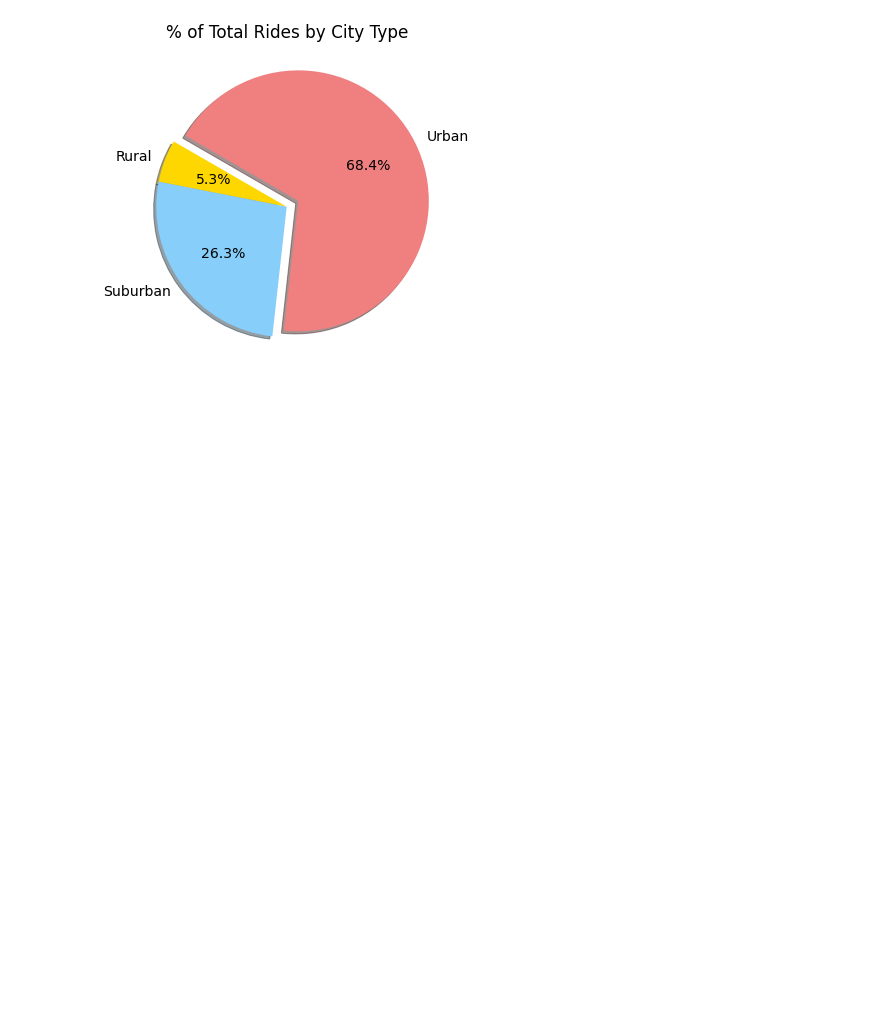
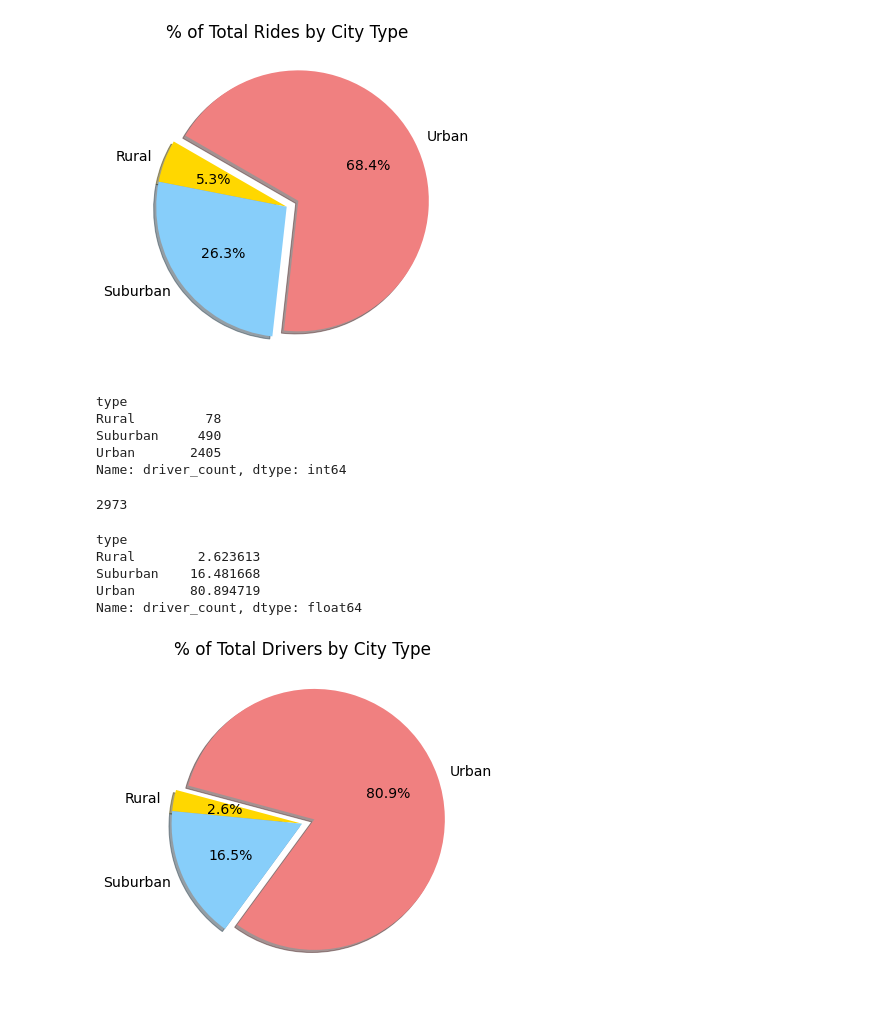
Before and after one commit to amelinn9/PyBer-Analysis, a Jupyter notebook: PyBer.ipynb, the cells around one changed output. Cells and saved outputs as stored; diff of their text form; code cells hidden in the pictures; blank space fills up the shorter version.

```diff
--- a/PyBer.ipynb
+++ b/PyBer.ipynb
@@ -1060,3 +1060,48 @@ plt.savefig("analysis/fig6.png")
 plt.show()
 # %% [output]
 [figure]
+# %%
+# get the total number of drivers for each city type
+totalDriversByType = cityData_df.groupby(["type"]).sum()["driver_count"]
+totalDriversByType
+# %% [output]
+type
+Rural         78
+Suburban     490
+Urban       2405
+Name: driver_count, dtype: int64
+# %%
+# get the total number of drivers for all the city types
+totalDrivers = cityData_df["driver_count"].sum()
+totalDrivers
+# %% [output]
+2973
+# %%
+# calculate the percentage of the total drivers for each city type
+driverPercentages = (totalDriversByType / totalDrivers) * 100
+driverPercentages
+# %% [output]
+type
+Rural        2.623613
+Suburban    16.481668
+Urban       80.894719
+Name: driver_count, dtype: float64
+# %%
+# build percentage of fares by city type pie chart
+plt.subplots(figsize=(10, 6))
+plt.pie(driverPercentages,
+        labels=["Rural", "Suburban", "Urban"],
+        colors=["gold", "lightskyblue", "lightcoral"],
+        explode=[0, 0, 0.1],
+        autopct="%1.1f%%",
+        shadow=True, startangle=165)
+plt.title("% of Total Drivers by City Type")
+
+# change default font size from 10 to 14
+mpl.rcParams["font.size"] = 14
+
+# save fig
+plt.savefig("analysis/fig7.png")
+plt.show()
+# %% [output]
+[figure, added]
```
